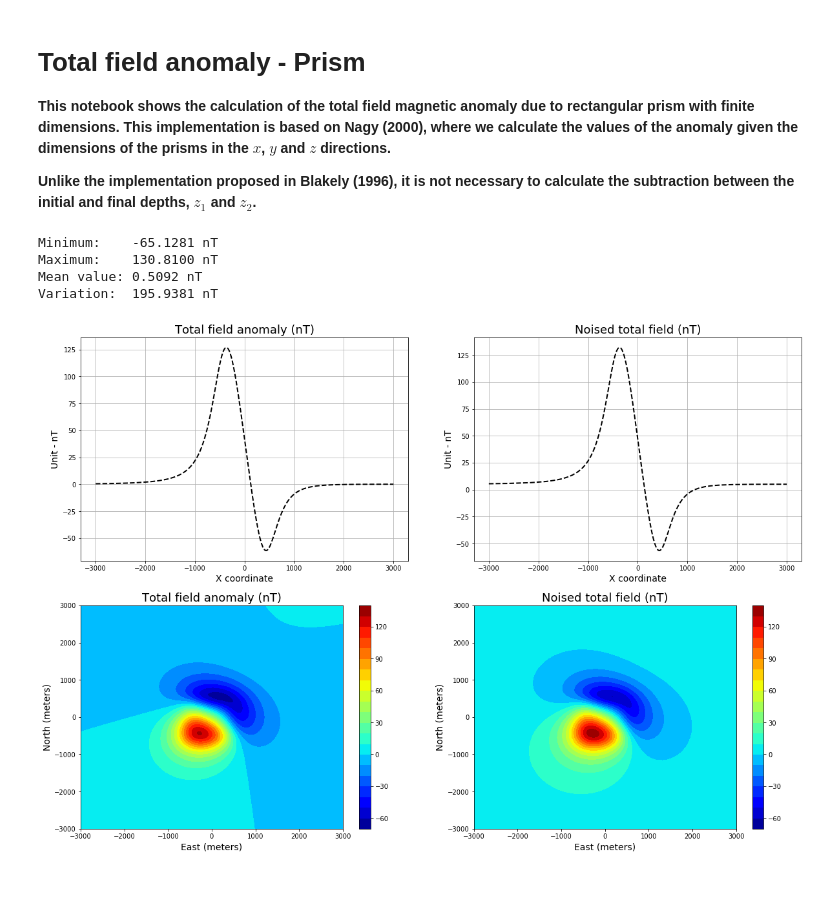
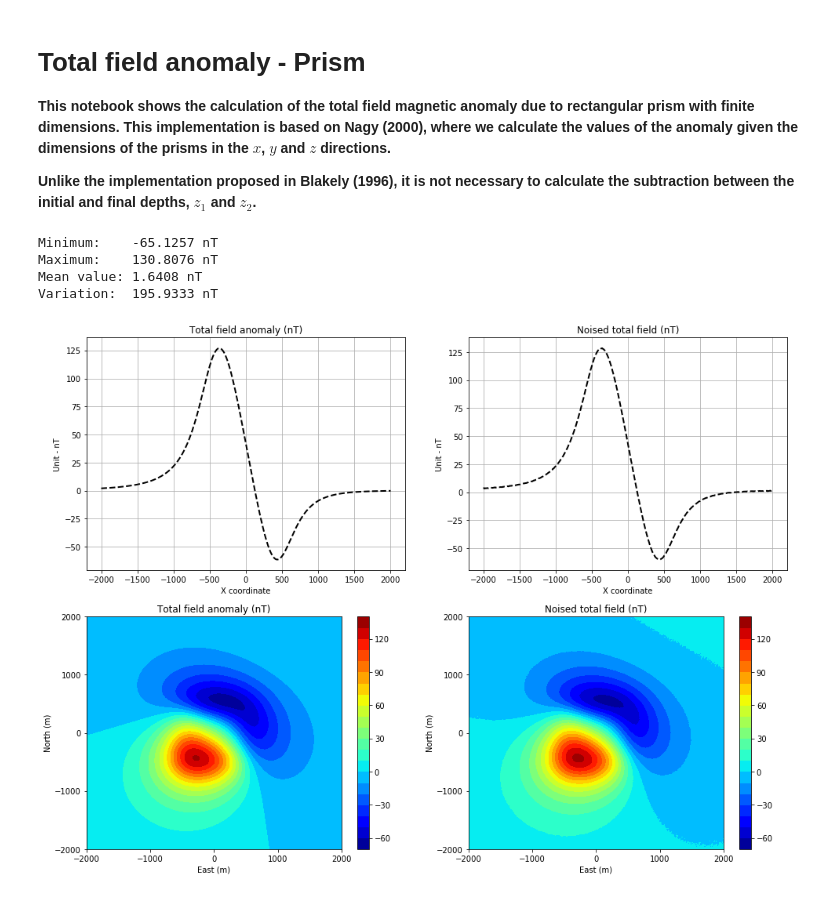
Before and after one commit to nelsondelimar/master, a Jupyter notebook: prism-mag.ipynb, the cells around one changed output. Cells and saved outputs as stored; diff of their text form; code cells hidden in the pictures.

Commit message:
Correction on total field calculation

```diff
--- a/prism-mag.ipynb
+++ b/prism-mag.ipynb
@@ -10,8 +10,8 @@ import numpy as np
 import matplotlib.pyplot as plt
 # %%
 # Positions and number of points
-n = 1000
-x = np.linspace(-3000, 3000, n)
+n = 500
+x = np.linspace(-2000, 2000, n)
 y = np.copy(x)
 z = -100.
 # Computes the mesh of all points
@@ -21,8 +21,7 @@ X, Y = np.meshgrid(x, y)
 model = [-500., 500., -500., 500., 300., 600., 1.5] # meters + A/m2
 
 # Writing inclination, declination, azimuth
-direc = [44., 32.] # source
-field = [44., 32.] # regional field
+incf, decf = 44., 32. # regional field
 # %%
 # Importing main modules
 from codes.prism import prism_tf
@@ -32,63 +31,63 @@ from codes.auxiliars import addnoise
 # %%
 # Calculating total field due to a solid prims
 # 1 - Simple profile
-tf = prism_tf(x, y, z, model, direc, field)
+tf = prism_tf(x, y, z, model, incf, decf)
 # Contour map
-tfa = prism_tf(X, Y, z, model, direc, field)
+tfa = prism_tf(X, Y, z, model, incf, decf)
 # %%
 # Analyzing
 _ = analysis(tfa, 'nT')
 # %% [output]
-Minimum:    -65.1281 nT
-Maximum:    130.8100 nT
-Mean value: 0.5092 nT
-Variation:  195.9381 nT
+Minimum:    -65.1257 nT
+Maximum:    130.8076 nT
+Mean value: 1.6408 nT
+Variation:  195.9333 nT
 # %%
 # 2 Adding noise
-tf_noise = addnoise(tf, 5., 0.01)
-tfa_noise = addnoise(tfa, 5., 0.01)
+tf_noise = addnoise(tf, 1.5, 0.1)
+tfa_noise = addnoise(tfa, 1.5, 0.1)
 # %%
 # Ploting all results
 plt.close('all')
-plt.figure(figsize=(20,14))
+plt.figure(figsize=(16,12))
 
 plt.subplot(2, 2, 1)
 plt.plot(x, tf, 'k--', linewidth = 2)
-plt.title('Total field anomaly (nT)', fontsize = 18)
-plt.xlabel('X coordinate', fontsize = 14)
-plt.ylabel('Unit - nT', fontsize = 14)
+plt.title('Total field anomaly (nT)', fontsize = 12)
+plt.xlabel('X coordinate', fontsize = 10)
+plt.ylabel('Unit - nT', fontsize = 10)
 plt.xticks(fontsize = 10)
 plt.yticks(fontsize = 10)
 plt.grid()
 
 plt.subplot(2, 2, 2)
 plt.plot(x, tf_noise, 'k--', linewidth = 2)
-plt.title('Noised total field (nT)', fontsize = 18)
-plt.xlabel('X coordinate', fontsize = 14)
-plt.ylabel('Unit - nT', fontsize = 14)
+plt.title('Noised total field (nT)', fontsize = 12)
+plt.xlabel('X coordinate', fontsize = 10)
+plt.ylabel('Unit - nT', fontsize = 10)
 plt.xticks(fontsize = 10)
 plt.yticks(fontsize = 10)
 plt.grid()
 
 plt.subplot(2, 2, 3)
 plt.contourf(Y, X, tfa, 20, cmap = plt.cm.jet)
-plt.title('Total field anomaly (nT)', fontsize = 18)
-plt.xlabel('East (meters)', fontsize = 14)
-plt.ylabel('North (meters)', fontsize = 14)
-plt.xticks(fontsize = 10)
-plt.yticks(fontsize = 10)
+plt.title('Total field anomaly (nT)', fontsize = 12)
+plt.xlabel('East (m)', fontsize = 10)
+plt.ylabel('North (m)', fontsize = 10)
+plt.xticks(np.linspace(x.min(), x.max(), 5))
+plt.yticks(np.linspace(y.min(), y.max(), 5))
 plt.colorbar()
 
 plt.subplot(2, 2, 4)
 plt.contourf(Y, X, tfa_noise, 20, cmap = plt.cm.jet)
-plt.title('Noised total field (nT)', fontsize = 18)
-plt.xlabel('East (meters)', fontsize = 14)
-plt.ylabel('North (meters)', fontsize = 14)
-plt.xticks(fontsize = 10)
-plt.yticks(fontsize = 10)
+plt.title('Noised total field (nT)', fontsize = 12)
+plt.xlabel('East (m)', fontsize = 10)
+plt.ylabel('North (m)', fontsize = 10)
+plt.xticks(np.linspace(x.min(), x.max(), 5))
+plt.yticks(np.linspace(y.min(), y.max(), 5))
 plt.colorbar()
 
-plt.savefig('figures/prism-totalfield.png')
+plt.savefig('figures/prism-totalfield.png', facecolor='w', edgecolor='w', bbox_inches='tight')
 plt.show()
 # %% [output]
-[figure, old version]
+[figure, new version]
```
